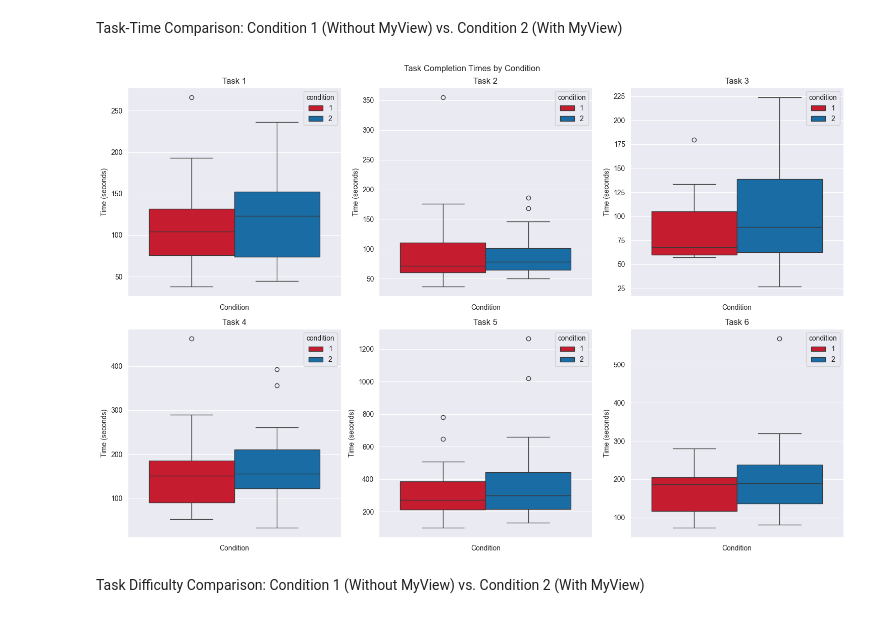
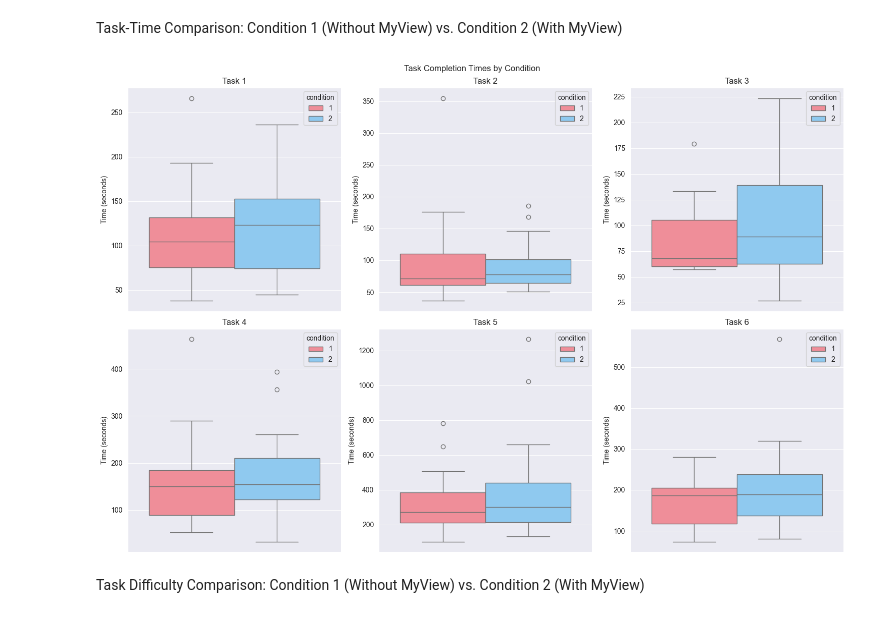
Before and after one commit to pinkstegosaurus99/plot_visualization, a Jupyter notebook: plotting.ipynb, the cells around one changed output. Drawn from its saved outputs; the diff is of its cells as text; code cells hidden in the pictures.

```diff
--- a/plotting.ipynb
+++ b/plotting.ipynb
@@ -33,7 +33,7 @@ annotations_data = annotations_data[
     .isin(["47", "52", "72"])
 ]
 
-colours = ["#e2001a", "#0271bb", "#3b515b", "#ff7e8dff", "#7fccff", "#a7b3b9", "#FFFFFF"]
+colours = [ "#ff7e8dff", "#7fccff", "#a7b3b9","#e2001a", "#0271bb", "#3b515b",  "#FFFFFF"]
 blue_colours = ["#0271bb", "#1b7fc1", "#4d9bcf", "#67a9d6", "#80b8dd", "#99c6e3", "#b3d4ea", "#cce2f1", "#e5f0f8", "#ffffff"]
 uhhpalette = sns.set_palette(sns.color_palette(colours))
 sns.set_style("darkgrid")
@@ -880,24 +979,22 @@ Task Success Ratio With vs. Without MyView
 # %% [markdown]
 Task-Time Comparison: Condition 1 (Without MyView) vs. Condition 2 (With MyView)
 # %%
-# Task-Time Comparison: Condition 1 vs. Condition 2
 fig, axes = plt.subplots(2, 3, figsize=(15, 10))
 fig.suptitle('Task Completion Times by Condition')
 
 tasks = ['task1', 'task2', 'task3', 'task4', 'task5', 'task6']
 for i, task in enumerate(tasks):
     row = i // 3
     col = i % 3
     time_col = f'time_{task}'
     sns.boxplot(data=full_data, hue='condition', y=time_col, ax=axes[row, col], palette=colours[:2])
     axes[row, col].set_title(f'Task {i+1}')
-    axes[row, col].set_xlabel('Condition')
     axes[row, col].set_ylabel('Time (seconds)')
 
 plt.tight_layout()
 plt.savefig('images/task_time_comparison.png', dpi=150)
 plt.show()
 # %% [output]
-[figure, old version]
+[figure, new version]
 # %% [markdown]
 Task Difficulty Comparison: Condition 1 (Without MyView) vs. Condition 2 (With MyView)
```
Also changed, not shown: parts of 20 cells of this notebook, 2 other files.
